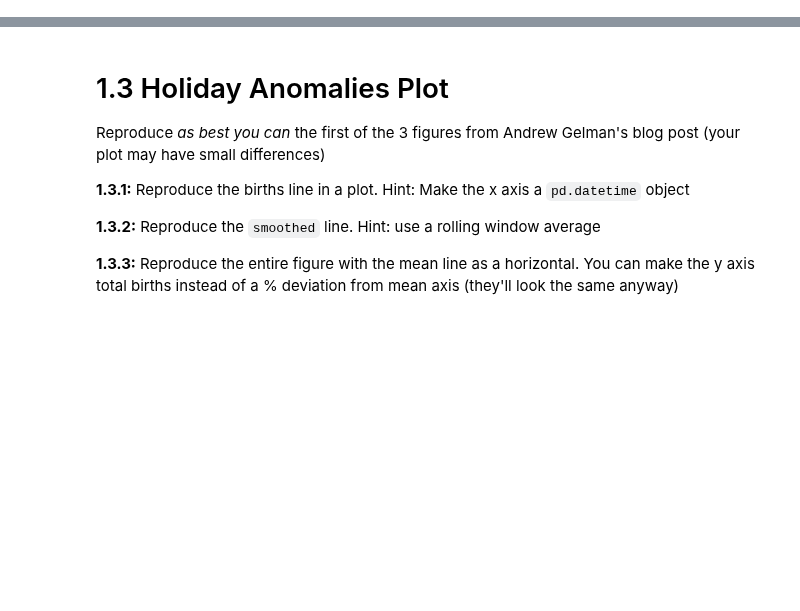
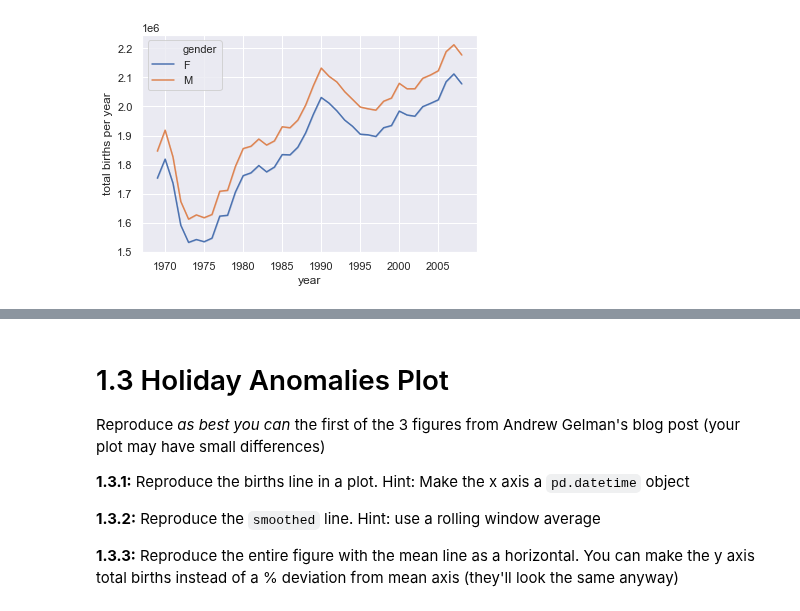
Before and after one commit to cb-ds-1/m2-3-exploration, a Jupyter notebook: workshop.ipynb, the cells around one changed output, grey strips where cells are left out. Saved outputs shown, nothing was run; the diff lists cells and outputs as text; code cells hidden in the pictures; blank space fills up the shorter version.

```diff
--- a/workshop.ipynb
+++ b/workshop.ipynb
@@ -11,3 +32,27 @@ Note the `1e6` on the y axis for scale
+# %%
+data = pd.read_csv('data/births.csv')
+import seaborn as sns
+
+#create a pd.series on the total births per year
+birth_ser = pd.Series(data.groupby(['year', 'gender'])['births'].sum())
+
+#merge df and series on year and gender
+data = pd.merge(data, birth_ser, on=['year', 'gender'])
+
+#rename new column to represent birhts per year and revert origins
+data = data.rename(columns = {'births_y': 'total births per year', 'births_x': 'births'})
+
+#set dark grid style
+sns.set(style='darkgrid')
+
+#lineplot
+sns.lineplot(x='year', y='total births per year', data=data, hue='gender')
+
+plt.show()
+
+#remove - stevens
+# %% [output]
+[figure, added]
 # %% [markdown]
 # 1.2 Births anomalies
 
```
Also changed, not shown: parts of 9 cells of this notebook.
